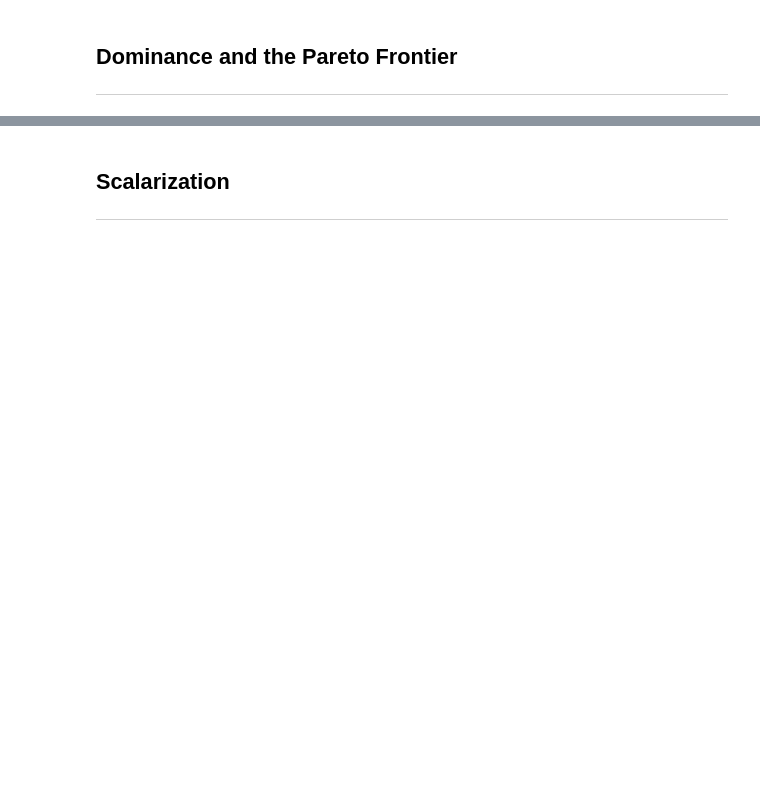
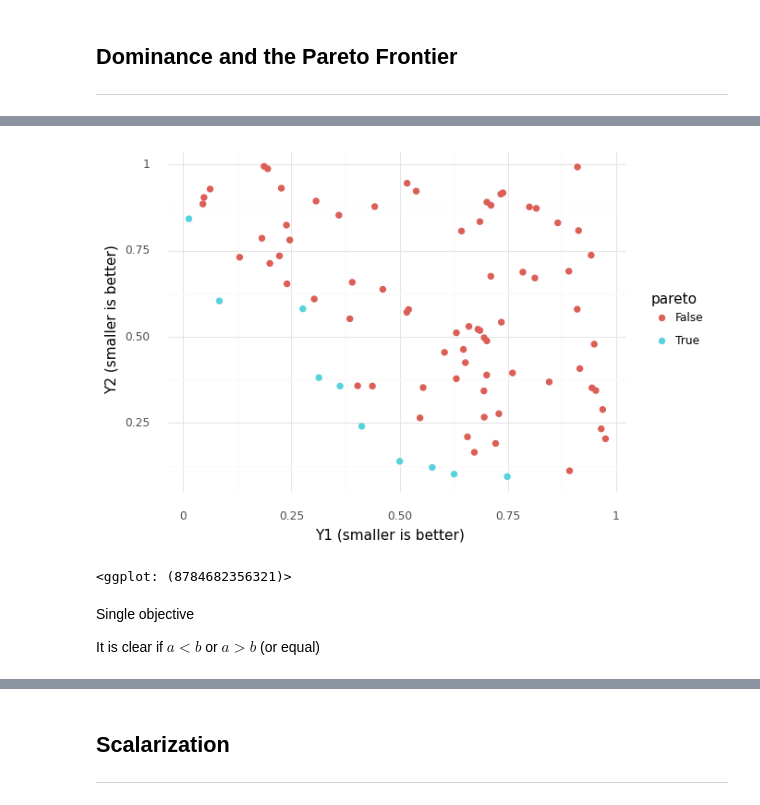
Before and after one commit to zdelrosario/pdo-notes, a Jupyter notebook: day10.ipynb, the cells around one changed output, grey strips where cells are left out. Drawn from its saved outputs; the diff is of its cells as text; code cells hidden in the pictures; blank space fills up the shorter version.

```diff
--- a/day10.ipynb
+++ b/day10.ipynb
@@ -44,0 +77,21 @@ $$\min\, \text{Toughness}$$
+# %%
+(
+    df_pop
+    >> gr.tf_mutate(pareto=gr.pareto_min(DF.y1, DF.y2))
+
+    >> pt.ggplot(pt.aes("y1", "y2", color="pareto"))
+    + pt.geom_point(size=2)
+
+    + pt.theme_minimal()
+    + pt.labs(
+        x="Y1 (smaller is better)",
+        y="Y2 (smaller is better)",
+    )
+)
+# %% [output]
+[figure, added]
+<ggplot: (8784682356321)>
+# %% [markdown]
+Single objective
+
+It is clear if $a < b$ or $a > b$ (or equal)
```
Also changed, not shown: parts of 11 cells of this notebook, 2 other files.
